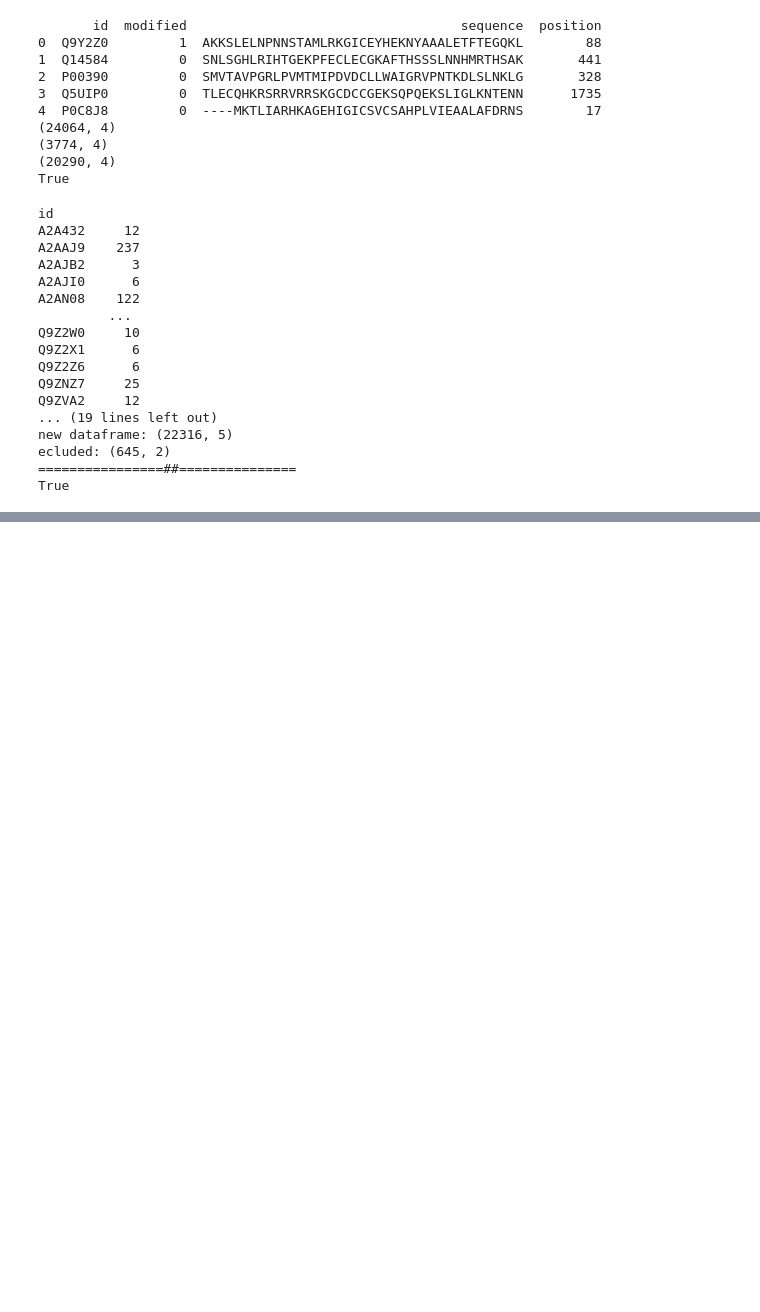
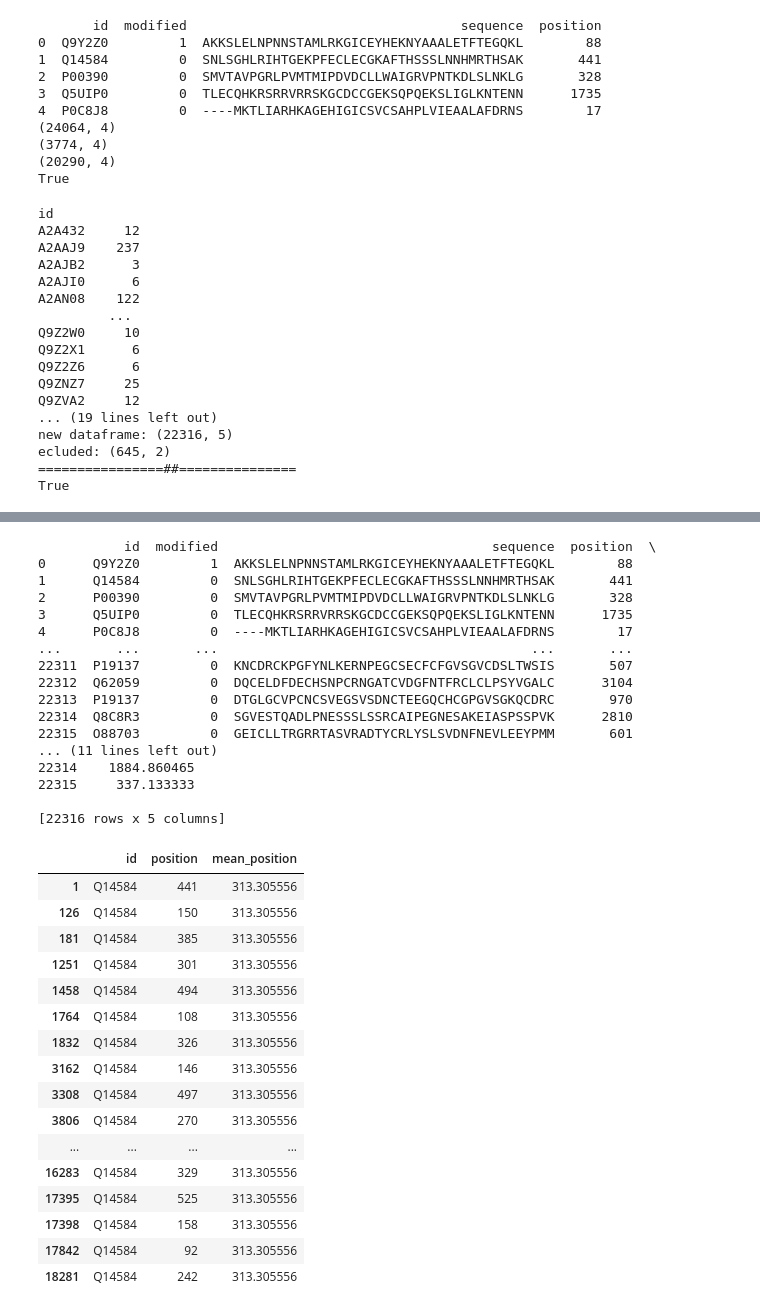
Before and after one commit to Callum-Bates/sno_analysis, a Jupyter notebook: notebooks/explore.ipynb, the cells around one changed output, grey strips where cells are left out. Cells and saved outputs as stored; diff of their text form; code cells hidden in the pictures; blank space fills up the shorter version.

```diff
--- a/notebooks/explore.ipynb
+++ b/notebooks/explore.ipynb
@@ -251,4 +289,6 @@ def get_top_n_proteins(df, n, colname):
 # %%
+df = df_merged
+
 print(df.shape)
 
 tm = get_top_n_proteins(df, 20, "id")
@@ -273,0 +338,42 @@ number of unique proteins in final df: 20
+# %%
+#print(df.head())
+
+df["mean_position"] = df.groupby("id")["position"].transform(func = "mean")
+print(df)
+
+df[df["id"] == "Q14584"][["id", "position", "mean_position"]]
+# %% [output]
+           id  modified                                   sequence  position  \
+0      Q9Y2Z0         1  AKKSLELNPNNSTAMLRKGICEYHEKNYAAALETFTEGQKL        88
+1      Q14584         0  SNLSGHLRIHTGEKPFECLECGKAFTHSSSLNNHMRTHSAK       441
+2      P00390         0  SMVTAVPGRLPVMTMIPDVDCLLWAIGRVPNTKDLSLNKLG       328
+3      Q5UIP0         0  TLECQHKRSRRVRRSKGCDCCGEKSQPQEKSLIGLKNTENN      1735
+4      P0C8J8         0  ----MKTLIARHKAGEHIGICSVCSAHPLVIEAALAFDRNS        17
+...       ...       ...                                        ...       ...
+22311  P19137         0  KNCDRCKPGFYNLKERNPEGCSECFCFGVSGVCDSLTWSIS       507
+22312  Q62059         0  DQCELDFDECHSNPCRNGATCVDGFNTFRCLCLPSYVGALC      3104
+22313  P19137         0  DTGLGCVPCNCSVEGSVSDNCTEEGQCHCGPGVSGKQCDRC       970
+22314  Q8C8R3         0  SGVESTQADLPNESSSLSSRCAIPEGNESAKEIASPSSPVK      2810
+22315  O88703         0  GEICLLTRGRRTASVRADTYCRLYSLSVDNFNEVLEEYPMM       601
+... (11 lines left out)
+22314    1884.860465
+22315     337.133333
+
+[22316 rows x 5 columns]
+|  | id | position | mean_position |
+| 1 | Q14584 | 441 | 313.305556 |
+| 126 | Q14584 | 150 | 313.305556 |
+| 181 | Q14584 | 385 | 313.305556 |
+| 1251 | Q14584 | 301 | 313.305556 |
+| 1458 | Q14584 | 494 | 313.305556 |
+| 1764 | Q14584 | 108 | 313.305556 |
+| 1832 | Q14584 | 326 | 313.305556 |
+| 3162 | Q14584 | 146 | 313.305556 |
+| 3308 | Q14584 | 497 | 313.305556 |
+| 3806 | Q14584 | 270 | 313.305556 |
+| ... | ... | ... | ... |
+| 16283 | Q14584 | 329 | 313.305556 |
+| 17395 | Q14584 | 525 | 313.305556 |
+| 17398 | Q14584 | 158 | 313.305556 |
+| 17842 | Q14584 | 92 | 313.305556 |
+| 18281 | Q14584 | 242 | 313.305556 |
```
Also changed, not shown: parts of 48 cells of this notebook, 16 other files.
